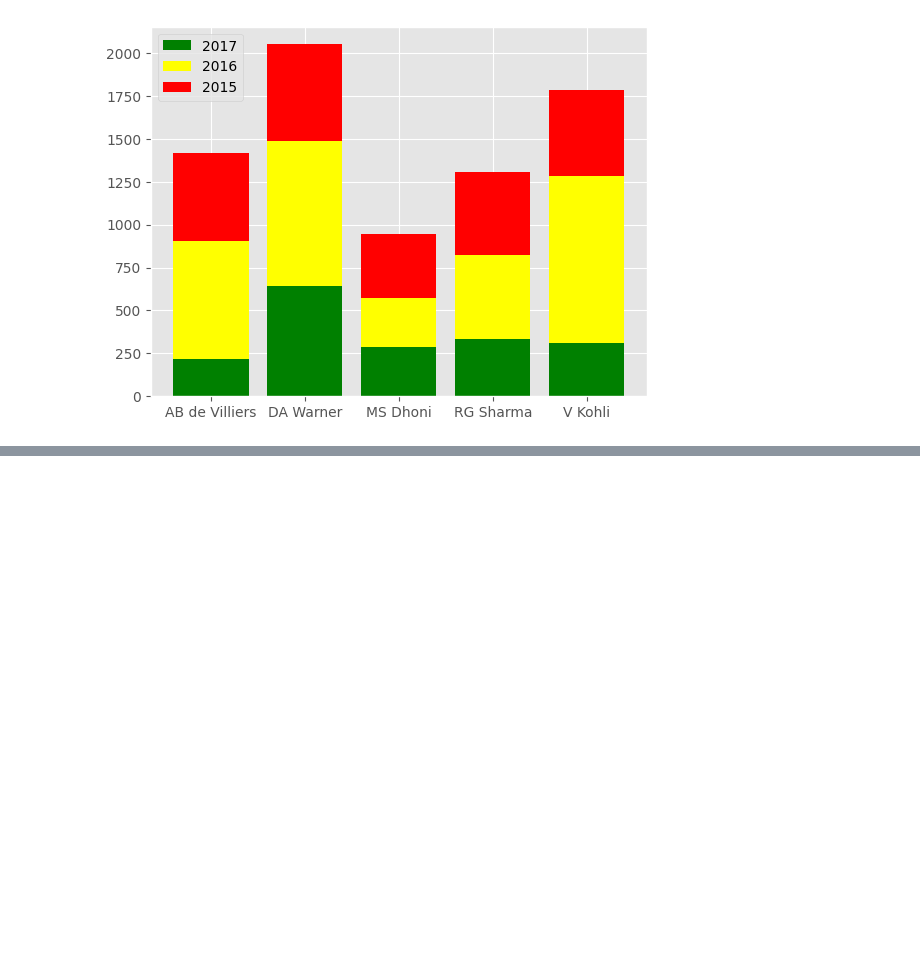
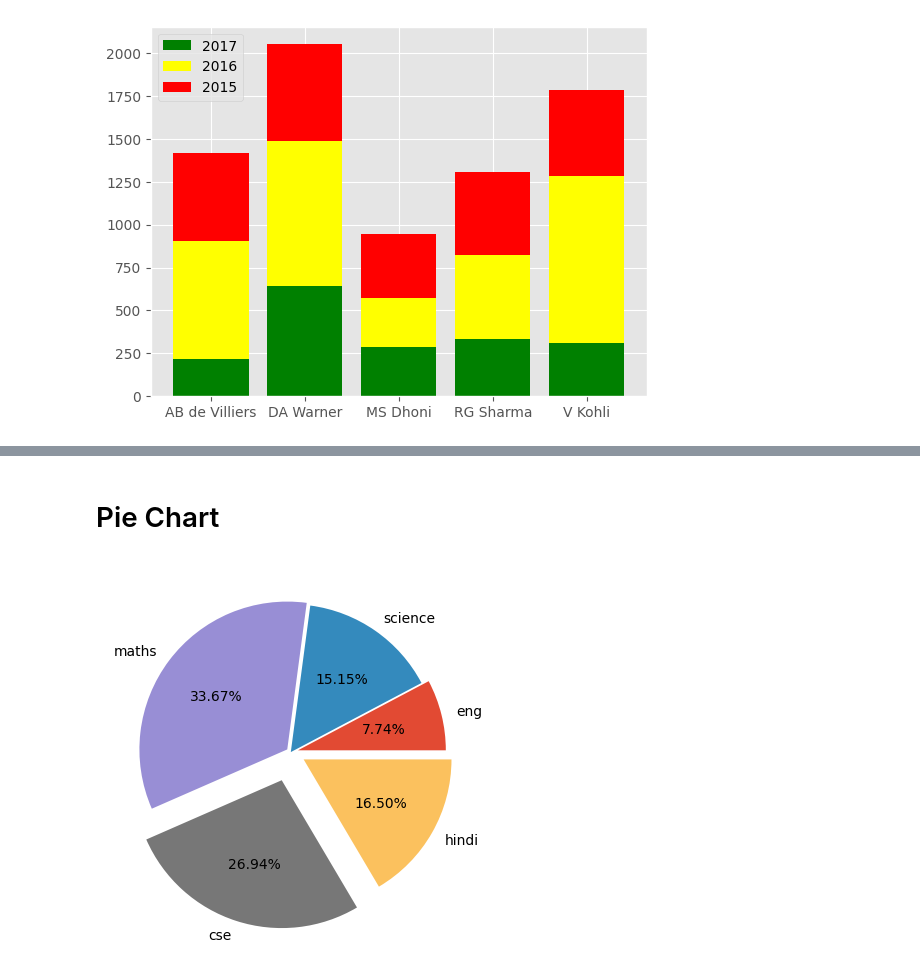
Before and after one commit to heresDataScienceProjects/DataViualizations, a Jupyter notebook: matplotlib_practice.ipynb, the cells around one changed output, grey strips where cells are left out. Cells and saved outputs as stored; diff of their text form; code cells hidden in the pictures; blank space fills up the shorter version.

```diff
--- a/matplotlib_practice.ipynb
+++ b/matplotlib_practice.ipynb
@@ -141,0 +188,9 @@ plt.show()
+# %% [markdown]
+# Pie Chart
+# %%
+data = [23,45,100,80,49]
+subjects = ['eng','science','maths','cse','hindi']
+plt.pie(data,labels=subjects, autopct='%.2f%%', explode=[0.05,0,0.03,0.2,0.1])
+plt.show()
+# %% [output]
+[figure, added]
```
Also changed, not shown: parts of 6 cells of this notebook, 2 other files.
